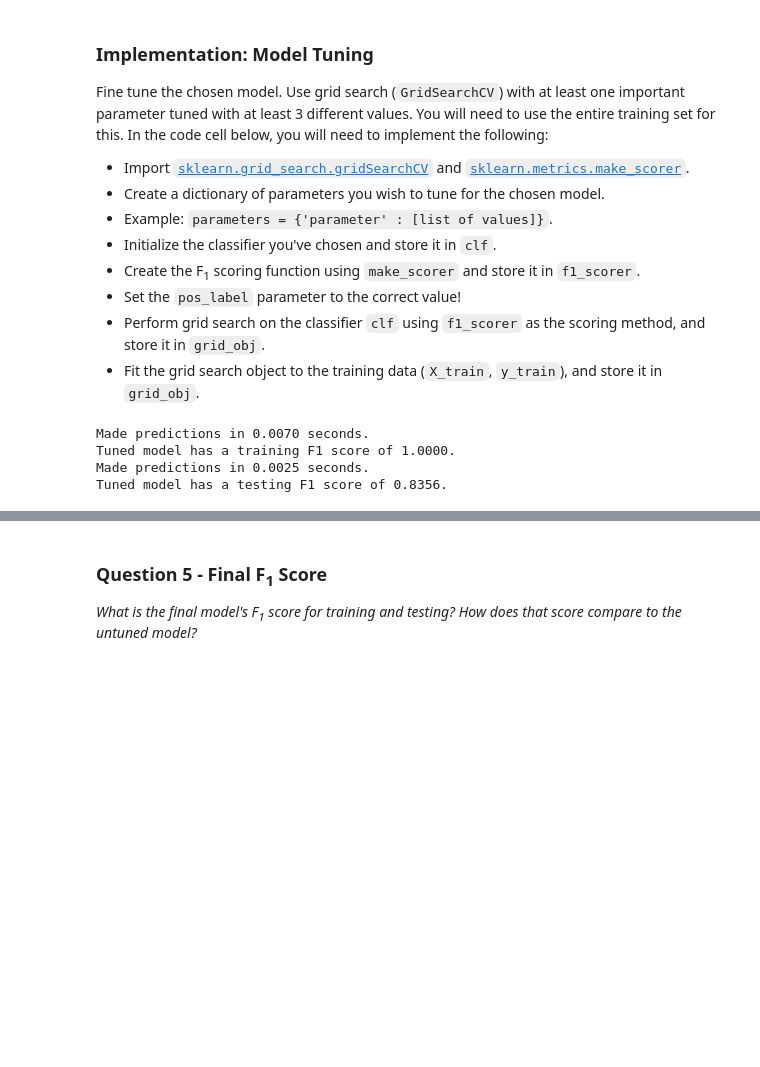
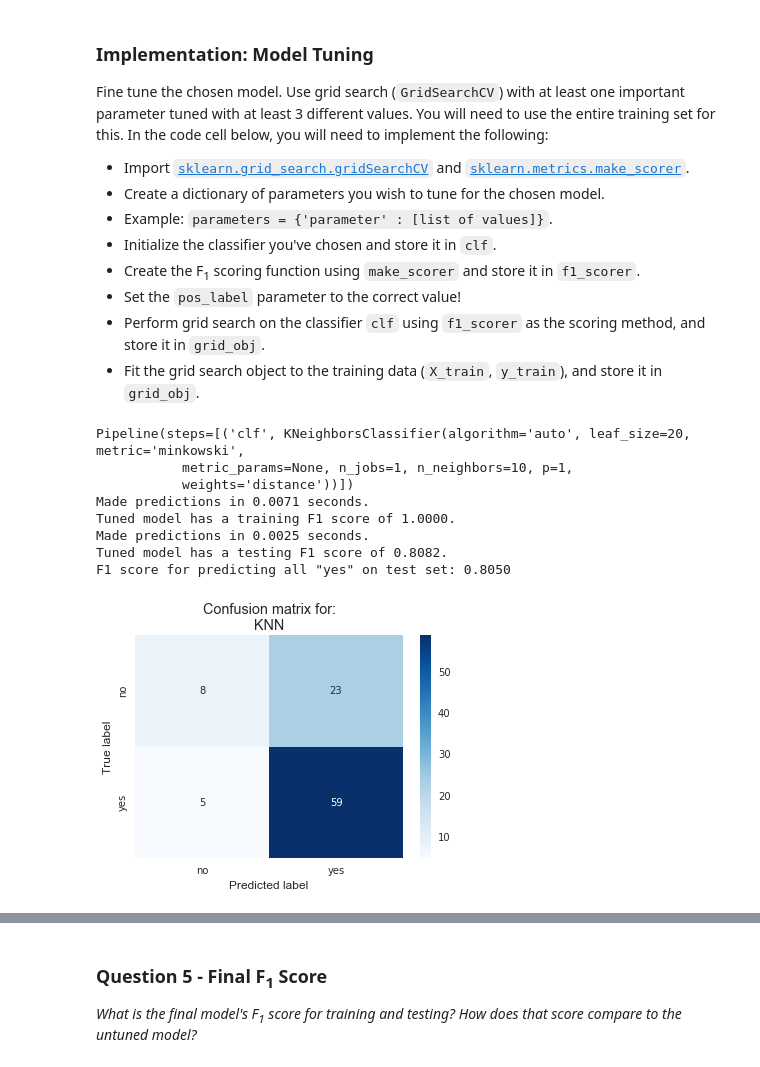
Before and after one commit to FrankRuns/machine-learning, a Jupyter notebook: projects/student_intervention/student_intervention.ipynb, the cells around one changed output, grey strips where cells are left out. Saved outputs shown, nothing was run; the diff lists cells and outputs as text; code cells hidden in the pictures; blank space fills up the shorter version.

```diff
--- a/projects/student_intervention/student_intervention.ipynb
+++ b/projects/student_intervention/student_intervention.ipynb
@@ -218,7 +222,7 @@ num_test = X_all.shape[0] - num_train
 test_size = num_test / float(X_all.shape[0])
 
 # TODO: Shuffle and split the dataset into the number of training and testing points above
-X_train, X_test, y_train, y_test = train_test_split(X_all, y_all, test_size=test_size, random_state=42)
+X_train, X_test, y_train, y_test = train_test_split(X_all, y_all, stratify=y_all, test_size=test_size, random_state=42)
 
 # Show the results of the split
 print "Training set has {} samples.".format(X_train.shape[0])
@@ -490,7 +525,6 @@ Fine tune the chosen model. Use grid search (`GridSearchCV`) with at least one i
 # TODO: Import 'GridSearchCV' and 'make_scorer'
 from sklearn.grid_search import GridSearchCV
 from sklearn.pipeline import Pipeline
-from sklearn.preprocessing import StandardScaler
 from sklearn.cross_validation import StratifiedShuffleSplit
 from sklearn.metrics import make_scorer
 
@@ -498,14 +532,14 @@ from sklearn.metrics import make_scorer
 parameters = {"clf__n_neighbors" : [4, 6, 8, 10],
               "clf__weights"     : ["uniform", "distance"],
               "clf__p"           : [1, 2],
-              "clf__leaf_size"   : [30]
+              "clf__leaf_size"   : [20, 30]
              }
 
 # TODO: Initialize the classifier
 clf = KNeighborsClassifier()
 
 # Create pipeline to normalize data
-pipe = Pipeline([('scl', StandardScaler()), ('clf', clf)]) #('scl', StandardScaler()),
+pipe = Pipeline([('clf', clf)])
 
 # Deal with class imbalance. Make sure training sets have balanced targets
 cv = StratifiedShuffleSplit(y_train, n_iter=100, random_state=0)
@@ -522,11 +556,31 @@ grid_obj = grid_obj.fit(X_train, y_train)
 # Get the estimator
 clf = grid_obj.best_estimator_
 
+print clf
+
 # Report the final F1 score for training and testing after parameter tuning
 print "Tuned model has a training F1 score of {:.4f}.".format(predict_labels(clf, X_train, y_train))
 print "Tuned model has a testing F1 score of {:.4f}.".format(predict_labels(clf, X_test, y_test))
+print "F1 score for predicting all \"yes\" on test set: {:.4f}".format(
+    f1_score(y_test, ['yes']*len(y_test), pos_label='yes', average='binary'))
 # %% [output]
-Made predictions in 0.0070 seconds.
+Pipeline(steps=[('clf', KNeighborsClassifier(algorithm='auto', leaf_size=20, metric='minkowski',
+           metric_params=None, n_jobs=1, n_neighbors=10, p=1,
+           weights='distance'))])
+Made predictions in 0.0071 seconds.
 Tuned model has a training F1 score of 1.0000.
 Made predictions in 0.0025 seconds.
-Tuned model has a testing F1 score of 0.8356.
+Tuned model has a testing F1 score of 0.8082.
+F1 score for predicting all "yes" on test set: 0.8050
+# %%
+from sklearn.metrics import confusion_matrix
+import seaborn as sns
+
+cm = confusion_matrix(y_test.values, clf.predict(X_test))
+
+sns.heatmap(cm, annot=True, cmap='Blues', xticklabels=['no', 'yes'], yticklabels=['no', 'yes'])
+plt.ylabel('True label')
+plt.xlabel('Predicted label')
+plt.title('Confusion matrix for:\n{}'.format("KNN"));
+# %% [output]
+[figure, added]
```
Also changed, not shown: parts of 27 cells of this notebook, 1 other file.
